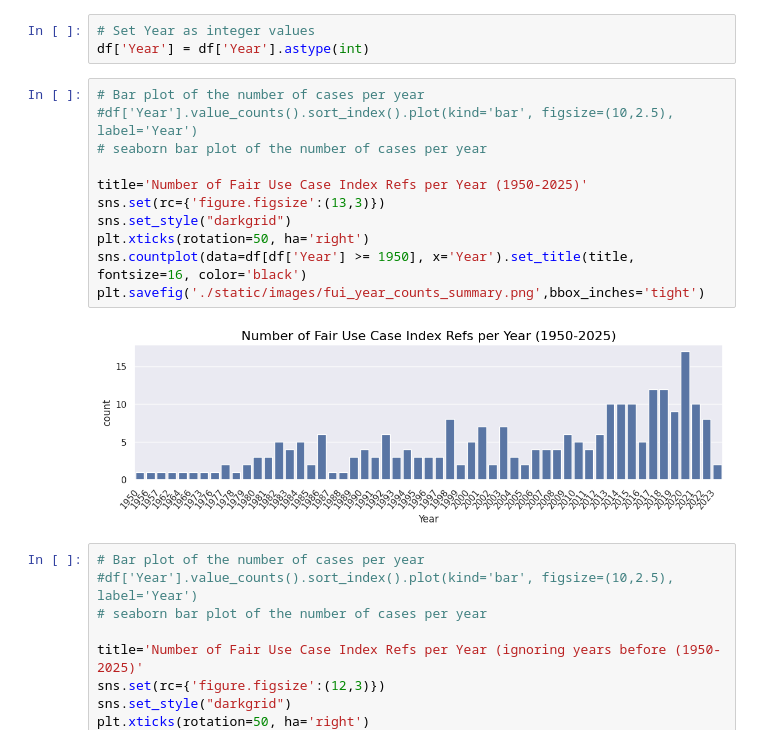
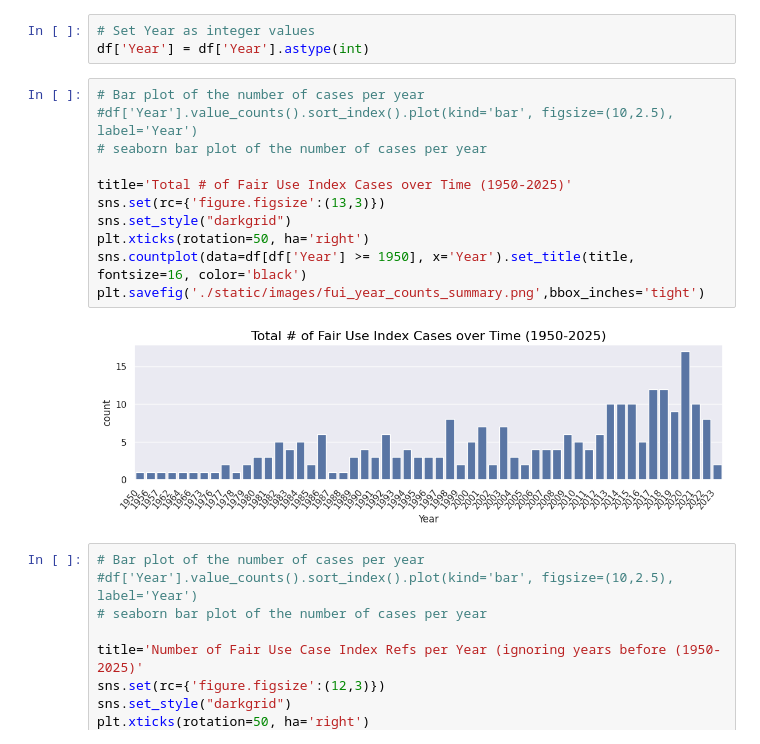
Before and after one commit to atnjqt/fair-use-index, a Jupyter notebook: analysis.ipynb, the cells around one changed output. Drawn from its saved outputs; the diff is of its cells as text.

```diff
--- a/analysis.ipynb
+++ b/analysis.ipynb
@@ -62,16 +70,16 @@ df['Year'] = df['Year'].astype(int)
 # %%
 # Bar plot of the number of cases per year
 #df['Year'].value_counts().sort_index().plot(kind='bar', figsize=(10,2.5), label='Year')
 # seaborn bar plot of the number of cases per year
 
-title='Number of Fair Use Case Index Refs per Year (1950-2025)'
+title='Total # of Fair Use Index Cases over Time (1950-2025)'
 sns.set(rc={'figure.figsize':(13,3)})
 sns.set_style("darkgrid")
 plt.xticks(rotation=50, ha='right')
 sns.countplot(data=df[df['Year'] >= 1950], x='Year').set_title(title, fontsize=16, color='black')
 plt.savefig('./static/images/fui_year_counts_summary.png',bbox_inches='tight')
 # %% [output]
-[figure, old version]
+[figure, new version]
 # %%
 # Bar plot of the number of cases per year
 #df['Year'].value_counts().sort_index().plot(kind='bar', figsize=(10,2.5), label='Year')
```
Also changed, not shown: parts of 29 cells of this notebook, 11 other files.
